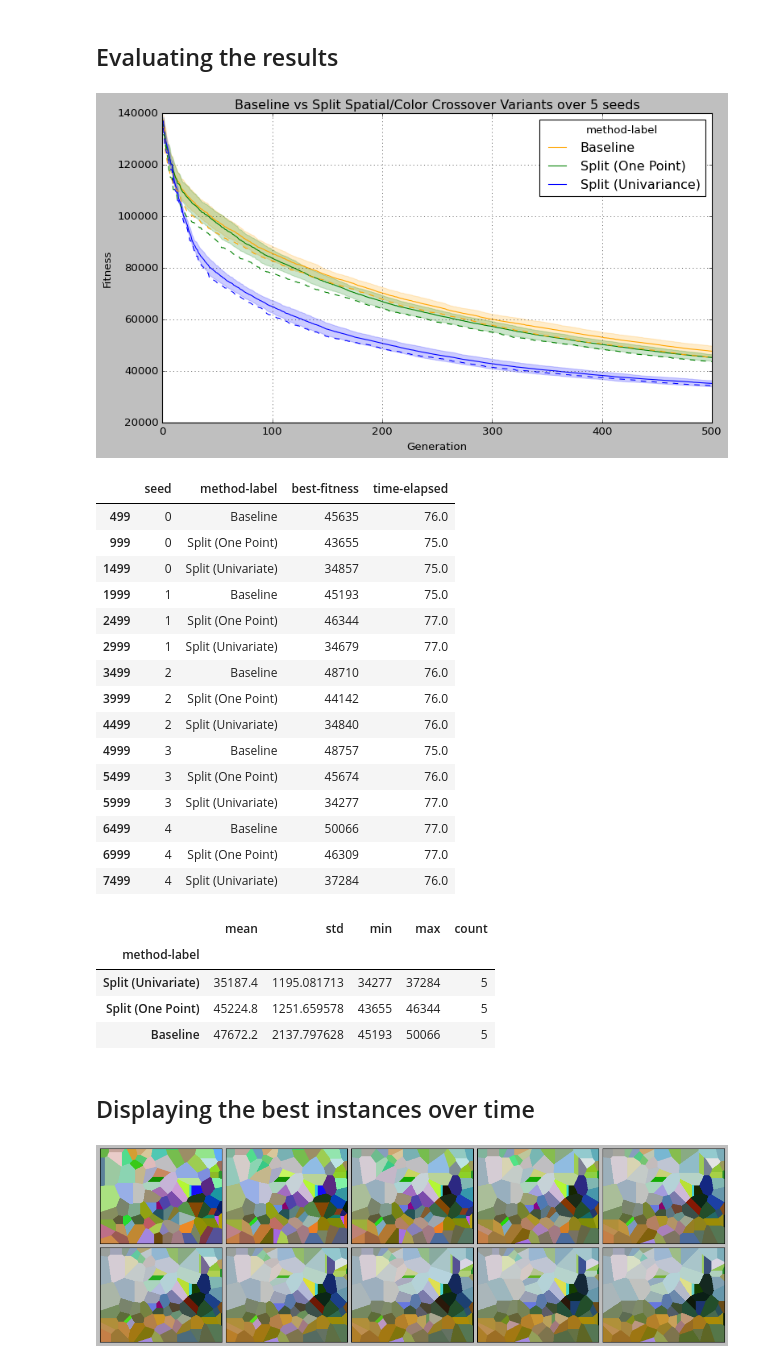
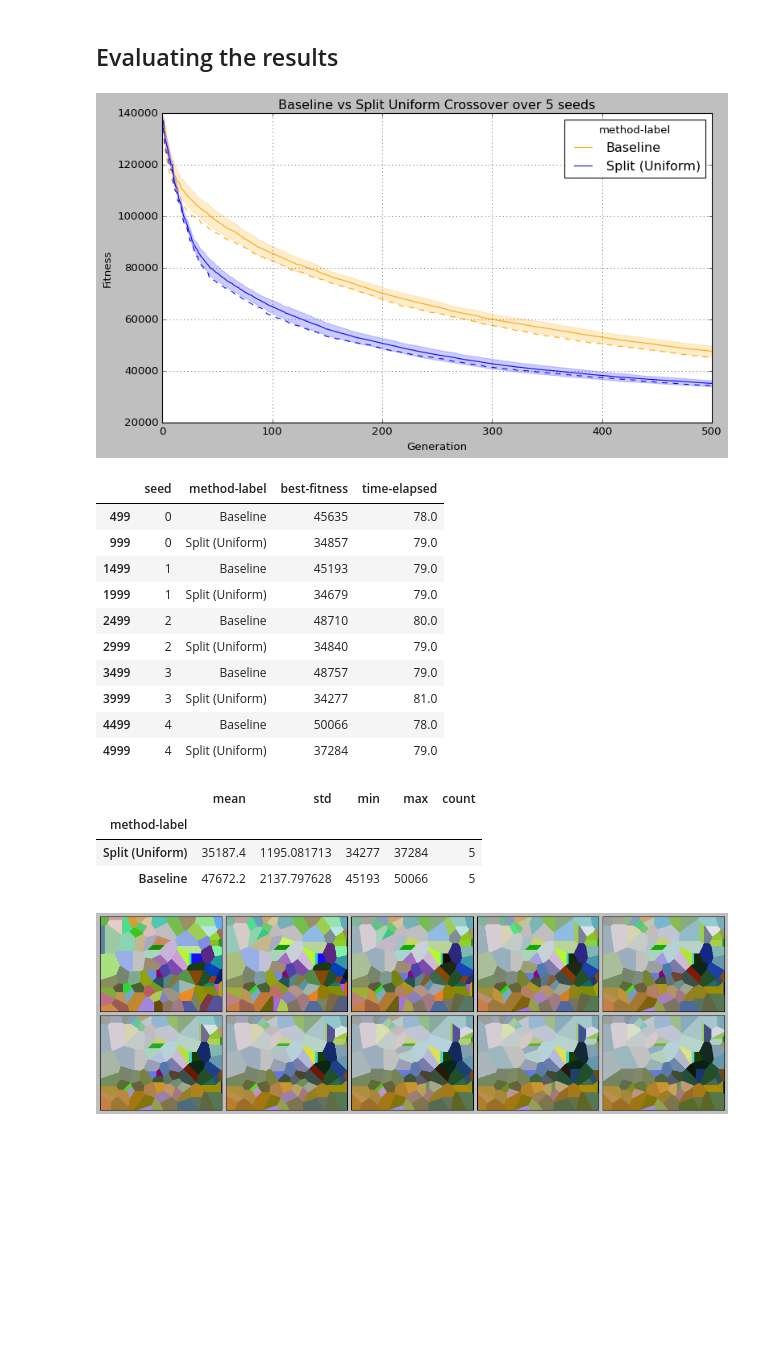
Before and after one commit to lxmampuya/Evolutionary_VanGogh, a Jupyter notebook: analysis.ipynb, the cells around one changed output. Drawn from its saved outputs; the diff is of its cells as text; code cells hidden in the pictures; blank space fills up the shorter version.

Commit message:
added case switch for different tests

```diff
--- a/analysis.ipynb
+++ b/analysis.ipynb
@@ -179,22 +175,24 @@ df = pd.DataFrame(data)
 df["time-elapsed"] = df["time-elapsed"].round(0)
 # %%
 # ------------------------------------------------------------
-# Plotting code for all 3 methods:
-# Baseline, Split (Univariance), Split (One Point)
+# Plotting code for selected TEST_CASE
 # ------------------------------------------------------------
 
-# Make nicer method labels
-df["method-label"] = df["crossover-method"].replace({
+method_labels = {
     "ONE_POINT": "Baseline",
-    "SPLIT_POS_COLOR": "Split (Univariance)",
+    "UNIVARIATE": "No Split (Uniform)",
+    "SPLIT_POS_COLOR": "Split (Uniform)",
     "SPLIT_POS_COLOR_ONE_POINT": "Split (One Point)",
-})
+}
 
 method_palette = {
     "Baseline": "orange",
-    "Split (Univariance)": "blue",
+    "No Split (Uniform)": "purple",
+    "Split (Uniform)": "blue",
     "Split (One Point)": "green",
 }
+
+df["method-label"] = df["crossover-method"].replace(method_labels)
 
 plt.figure(figsize=(11, 6))
 
@@ -232,9 +230,15 @@ sns.lineplot(
     legend=False
 )
 
+case_titles = {
+    1: "Baseline vs Split Uniform Crossover over 5 seeds",
+    2: "Baseline vs Split Uniform vs Split One-Point over 5 seeds",
+    3: "Baseline vs No-Split Uniform vs Split Uniform over 5 seeds",
+}
+
 plt.xlabel("Generation")
 plt.ylabel("Fitness")
-plt.title("Baseline vs Split Spatial/Color Crossover Variants over 5 seeds")
+plt.title(case_titles[TEST_CASE])
 plt.grid(True)
 plt.show()
 
@@ -248,62 +252,50 @@ final_df = df.loc[
         ["seed", "population-size", "crossover-method", "num-points", "initialization"]
     )["num-generations"].idxmax()
 ].copy()
 
-final_df["method-label"] = final_df["crossover-method"].replace({
-    "ONE_POINT": "Baseline",
-    "SPLIT_POS_COLOR": "Split (Univariate)",
-    "SPLIT_POS_COLOR_ONE_POINT": "Split (One Point)",
-})
+final_df["method-label"] = final_df["crossover-method"].replace(method_labels)
 
 
 # ------------------------------------------------------------
 # Table: final best fitness per run
 # ------------------------------------------------------------
 
 display(final_df[
     [
         "seed",
         "method-label",
         "best-fitness",
         "time-elapsed",
     ]
 ].sort_values(["seed", "method-label"]))
 
 
 # ------------------------------------------------------------
 # Summary table: average final performance per method
 # ------------------------------------------------------------
 
 summary = final_df.groupby("method-label")["best-fitness"].agg(
     ["mean", "std", "min", "max", "count"]
 ).sort_values("mean")
 
 display(summary)
 # %% [output]
-[figure, old version]
+[figure, new version]
 |  | seed | method-label | best-fitness | time-elapsed |
-| 499 | 0 | Baseline | 45635 | 76.0 |
-| 999 | 0 | Split (One Point) | 43655 | 75.0 |
-| 1499 | 0 | Split (Univariate) | 34857 | 75.0 |
-| 1999 | 1 | Baseline | 45193 | 75.0 |
-| 2499 | 1 | Split (One Point) | 46344 | 77.0 |
-| 2999 | 1 | Split (Univariate) | 34679 | 77.0 |
-| 3499 | 2 | Baseline | 48710 | 76.0 |
-| 3999 | 2 | Split (One Point) | 44142 | 76.0 |
-| 4499 | 2 | Split (Univariate) | 34840 | 76.0 |
-| 4999 | 3 | Baseline | 48757 | 75.0 |
-| 5499 | 3 | Split (One Point) | 45674 | 76.0 |
-| 5999 | 3 | Split (Univariate) | 34277 | 77.0 |
-| 6499 | 4 | Baseline | 50066 | 77.0 |
-| 6999 | 4 | Split (One Point) | 46309 | 77.0 |
-| 7499 | 4 | Split (Univariate) | 37284 | 76.0 |
+| 499 | 0 | Baseline | 45635 | 78.0 |
+| 999 | 0 | Split (Uniform) | 34857 | 79.0 |
+| 1499 | 1 | Baseline | 45193 | 79.0 |
+| 1999 | 1 | Split (Uniform) | 34679 | 79.0 |
+| 2499 | 2 | Baseline | 48710 | 80.0 |
+| 2999 | 2 | Split (Uniform) | 34840 | 79.0 |
+| 3499 | 3 | Baseline | 48757 | 79.0 |
+| 3999 | 3 | Split (Uniform) | 34277 | 81.0 |
+| 4499 | 4 | Baseline | 50066 | 78.0 |
+| 4999 | 4 | Split (Uniform) | 37284 | 79.0 |
 |  | mean | std | min | max | count |
 | method-label |  |  |  |  |  |
-| Split (Univariate) | 35187.4 | 1195.081713 | 34277 | 37284 | 5 |
-| Split (One Point) | 45224.8 | 1251.659578 | 43655 | 46344 | 5 |
+| Split (Uniform) | 35187.4 | 1195.081713 | 34277 | 37284 | 5 |
 | Baseline | 47672.2 | 2137.797628 | 45193 | 50066 | 5 |
-# %% [markdown]
-## Displaying the best instances over time
 # %%
 def show_progress_over_time(settings, selection=None, grid=(5,4)):
     seed, population_size, crossover_method, num_points, generation_budget = settings
```
Also changed, not shown: parts of 3 cells of this notebook.
